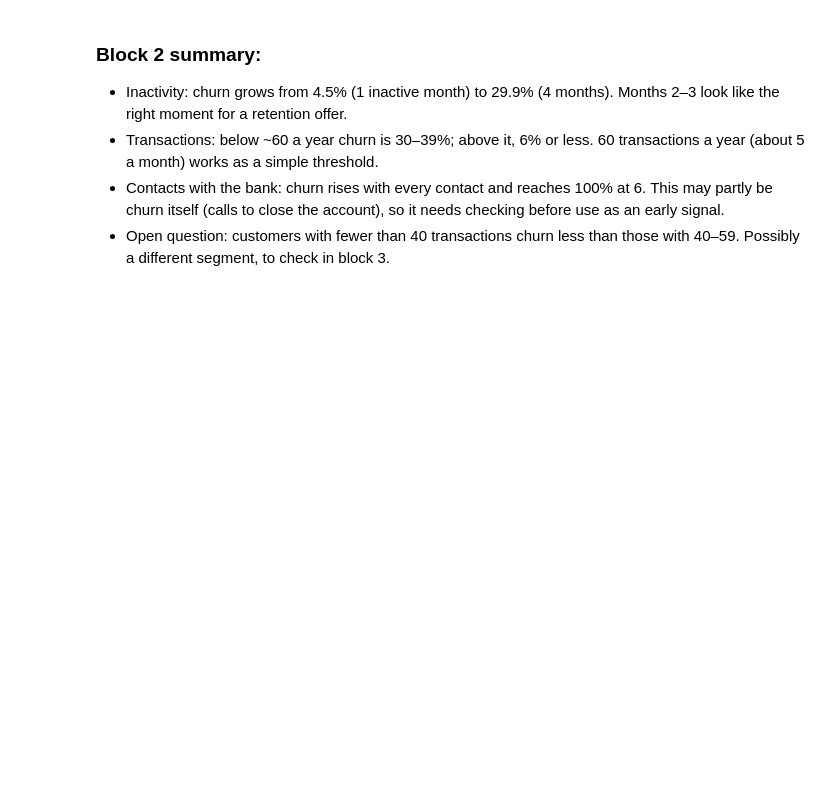
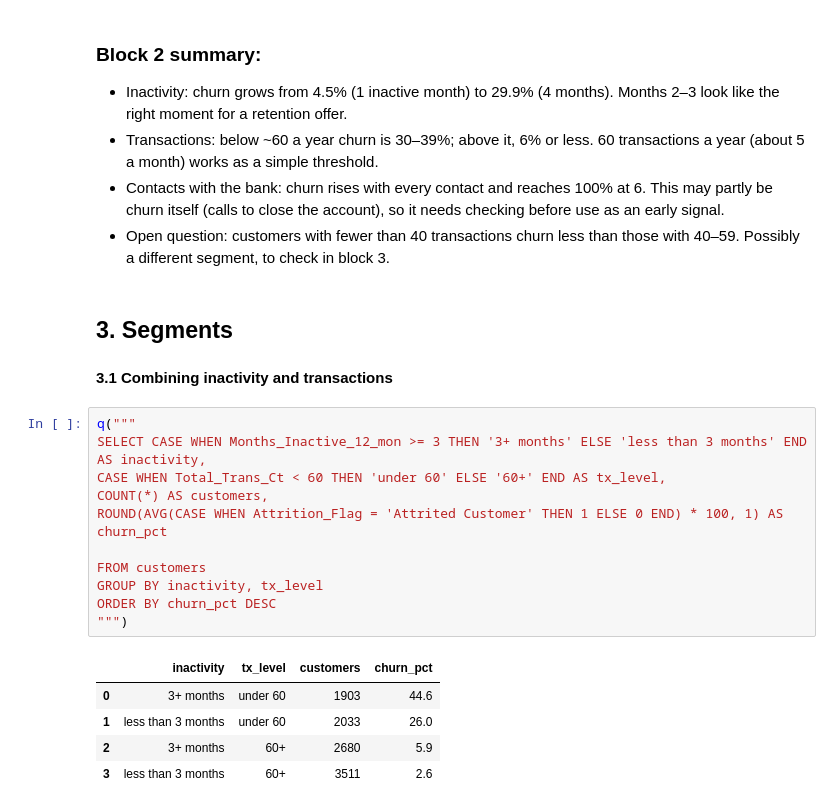
Before and after one commit to SolodovnikA/credit-card-analytics, a Jupyter notebook: credit_card_analytics.ipynb, the cells around one changed output. Drawn from its saved outputs; the diff is of its cells as text; blank space fills up the shorter version.

```diff
--- a/credit_card_analytics.ipynb
+++ b/credit_card_analytics.ipynb
@@ -282,3 +282,24 @@ plt.show()
   checking before use as an early signal.
 - Open question: customers with fewer than 40 transactions churn less than
   those with 40–59. Possibly a different segment, to check in block 3.
+# %% [markdown]
+## 3. Segments
+# %% [markdown]
+**3.1 Combining inactivity and transactions**
+# %%
+q("""
+SELECT CASE WHEN Months_Inactive_12_mon >= 3 THEN '3+ months' ELSE 'less than 3 months' END AS inactivity,
+CASE WHEN Total_Trans_Ct < 60 THEN 'under 60' ELSE '60+' END AS tx_level,
+COUNT(*) AS customers,
+ROUND(AVG(CASE WHEN Attrition_Flag = 'Attrited Customer' THEN 1 ELSE 0 END) * 100, 1) AS churn_pct
+
+FROM customers
+GROUP BY inactivity, tx_level
+ORDER BY churn_pct DESC
+""")
+# %% [output]
+|  | inactivity | tx_level | customers | churn_pct |
+| 0 | 3+ months | under 60 | 1903 | 44.6 |
+| 1 | less than 3 months | under 60 | 2033 | 26.0 |
+| 2 | 3+ months | 60+ | 2680 | 5.9 |
+| 3 | less than 3 months | 60+ | 3511 | 2.6 |
```
Also changed, not shown: parts of 8 cells of this notebook.
